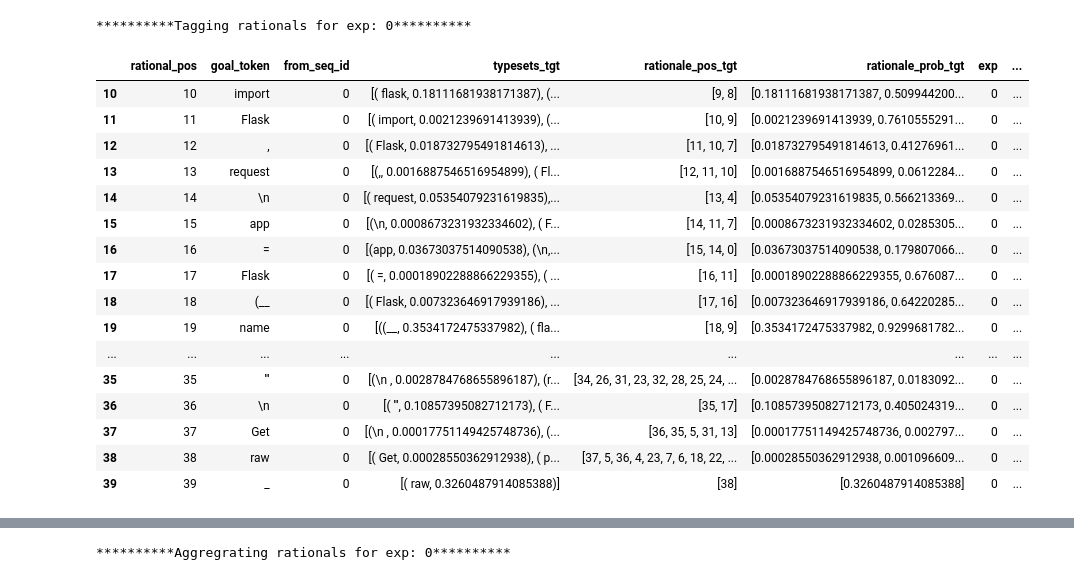
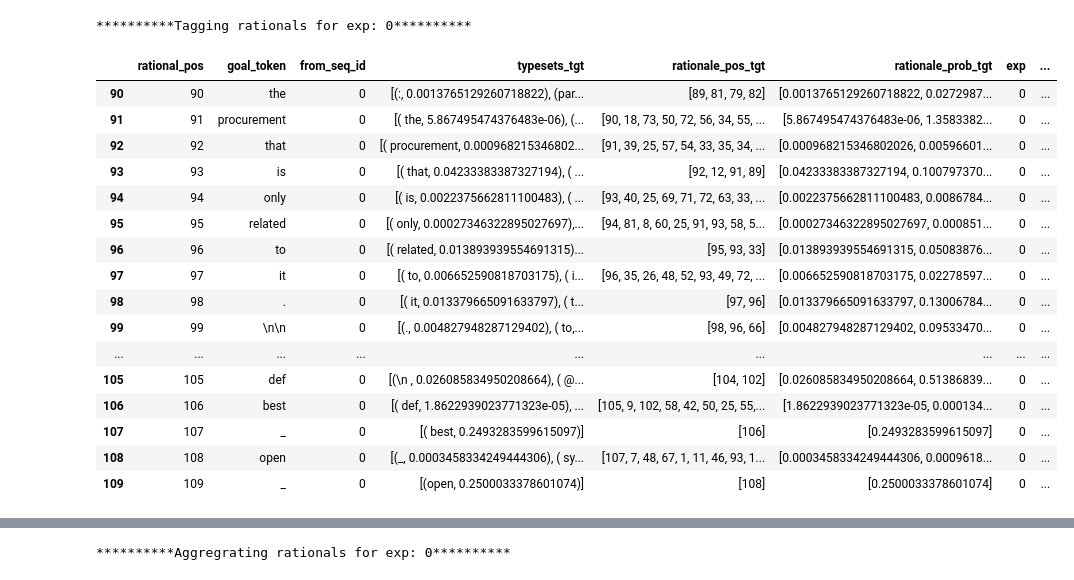
Before and after one commit to WM-SEMERU/code-rationales, a Jupyter notebook: nbs/04_local_aggregations.ipynb, the cells around one changed output, grey strips where cells are left out. Cells and saved outputs as stored; diff of their text form; code cells hidden in the pictures.

```diff
--- a/nbs/04_local_aggregations.ipynb
+++ b/nbs/04_local_aggregations.ipynb
@@ -409,30 +409,33 @@ def add_auxiliary_columns_to_experiment_result(df, delimiter_sequence: str):
     for idx, goal_token in enumerate(df['goal_token']):
         if delimiter_sequence not in sequence:
             token_type_column[idx] = 'nl'
-            sequence+=goal_token
+            sequence+=str(goal_token)
     df['token_type'] = token_type_column
     src_initial_token_idx = df[df['token_type'] == 'src'].first_valid_index()
-    df['span'] = [None] * len(df[:src_initial_token_idx]) + [calculate_span(calculate_right_span(src_initial_token_idx, index, df), token) for index, token in df[src_initial_token_idx:]['goal_token'].items()]
+    df['span'] = [None] * len(df[:src_initial_token_idx]) + [calculate_span(calculate_right_span(src_initial_token_idx, index, df), token) for index, token in df[src_initial_token_idx:]['goal_token'].items()] if src_initial_token_idx is not None else [None] * len(df)
 # %%
 def fill_nl_tags_in_experiment_result(df, nl_ast_types, nl_pos_types, parser):
     #initial_token = df['typesets_tgt'][0][0][0] if df[df['token_type'] == 'src'].first_valid_index() == 0 else ''
-    ##### POS TAGS FOR NL PART
+    ##### POS TAGS FOR NL PART IN PROMPT
     target_nl = ''.join(df[df['token_type'] == 'nl']['goal_token'].map(lambda value: str(value)))
     pos_tags = nltk.pos_tag(nltk.word_tokenize(target_nl))
-    for idx in range(df[df['token_type']== 'src'].first_valid_index()):
+    first_src_token_index = df[df['token_type']== 'src'].first_valid_index()
+    nl_stop_index = first_src_token_index if first_src_token_index is not None else len(df)
+    for idx in range(nl_stop_index):
         nl_tags = list(map(lambda tag: tag[1] if tag[1] in nl_pos_types else None, filter(lambda tag: tag[0] in str(df['goal_token'][idx]), pos_tags)))
         if nl_tags: df.at[idx, 'tags'] = df['tags'][idx] + [('nl',nl_tags[-1],0)]
     ##### POS TAGS FOR CODE PART
     target_code = ''.join(df[df['token_type'] == 'src']['goal_token'].map(lambda value: str(value)))
     nl_target_nodes = get_nodes_by_type(parser.parse(bytes(target_code, 'utf8')).root_node, nl_ast_types)
-    for token_idx in range(df[df['token_type'] == 'src'].first_valid_index(), len(df['span'])):
-                for nl_target_node in nl_target_nodes:
-                    if is_token_span_in_node_span(df['span'][token_idx], df['goal_token'][token_idx], get_node_span(nl_target_node, target_code.split("\n")), nl_target_node.text.decode('utf-8')) and \
-                            (str(df['goal_token'][token_idx]) in nl_target_node.text.decode('utf-8') or nl_target_node.text.decode('utf-8') in str(df['goal_token'][token_idx])):
-                            tagged_token_list = list(filter(lambda tagged_token: str(tagged_token[0]).replace(' ','') in str(df['goal_token'][token_idx]).replace(' ','') or str(df['goal_token'][token_idx]).replace(' ','') in str(tagged_token[0]).replace(' ',''), \
+    if first_src_token_index is not None:
+        for token_idx in range(first_src_token_index, len(df['span'])):
+                    for nl_target_node in nl_target_nodes:
+                        if is_token_span_in_node_span(df['span'][token_idx], df['goal_token'][token_idx], get_node_span(nl_target_node, target_code.split("\n")), nl_target_node.text.decode('utf-8')) and \
+                                (str(df['goal_token'][token_idx]) in nl_target_node.text.decode('utf-8') or nl_target_node.text.decode('utf-8') in str(df['goal_token'][token_idx])):
+                                tagged_token_list = list(filter(lambda tagged_token: str(tagged_token[0]).replace(' ','') in str(df['goal_token'][token_idx]).replace(' ','') or str(df['goal_token'][token_idx]).replace(' ','') in str(tagged_token[0]).replace(' ',''), \
                                                         nltk.pos_tag( nltk.word_tokenize(nl_target_node.text.decode('utf-8')))))
-                            if len(tagged_token_list)>0 and tagged_token_list[0][1] in nl_pos_types and tagged_token_list[0][1] not in df['tags'][token_idx]:
-                                    df.at[token_idx, 'tags'] = df['tags'][token_idx] + [('nl', tagged_token_list[0][1],0)]
+                                if len(tagged_token_list)>0 and tagged_token_list[0][1] in nl_pos_types and tagged_token_list[0][1] not in df['tags'][token_idx]:
+                                        df.at[token_idx, 'tags'] = df['tags'][token_idx] + [('nl', tagged_token_list[0][1],0)]
 # %%
 def fill_ast_tags_in_experiment_result(df, parser):
     target_code = ''.join(df[df['token_type'] == 'src']['goal_token'].map(lambda value: str(value)))
@@ -440,10 +443,11 @@ def fill_ast_tags_in_experiment_result(df, parser):
     target_ast = parser.parse(bytes(target_code, 'utf8')).root_node
     nodes_information = augment_ast(target_ast, target_code.split("\n"))
     identation_spans = get_identation_spans(target_code)
-    for token_idx in range(src_initial_token_idx, len(df)):
-        df.at[token_idx, 'tags'] = df['tags'][token_idx] + list(map(lambda node: ('sc', node.type, nodes_information[node.id]['height']),
+    if src_initial_token_idx is not None:
+        for token_idx in range(src_initial_token_idx, len(df)):
+            df.at[token_idx, 'tags'] = df['tags'][token_idx] + list(map(lambda node: ('sc', node.type, nodes_information[node.id]['height']),
                                                                     get_token_nodes(df['span'][token_idx], df['goal_token'][token_idx], target_code.split("\n"), nodes_information)))
-        df.at[token_idx, 'tags'] = df['tags'][token_idx] + list(map(lambda iden_span: ('sc','identation', 0), filter(lambda iden_span: is_token_span_in_node_span(df['span'][token_idx],  df['goal_token'][token_idx], iden_span, target_code[iden_span[0]:iden_span[1]+1]), identation_spans)))
+            df.at[token_idx, 'tags'] = df['tags'][token_idx] + list(map(lambda iden_span: ('sc','identation', 0), filter(lambda iden_span: is_token_span_in_node_span(df['span'][token_idx],  df['goal_token'][token_idx], iden_span, target_code[iden_span[0]:iden_span[1]+1]), identation_spans)))
 # %%
 def tag_rationals(experiment_results: list, nl_ast_types: list, nl_pos_types: list, delimiter_sequence: str, parser):
     experiments = {}
@@ -560,25 +564,25 @@ tagged_results = tag_rationals([df_experiment_results], nl_ast_types, pos_types,
 # %% [output]
 **********Tagging rationals for exp: 0**********
 # %%
-tagged_results[0][0][10:40]
+tagged_results[0][0][90:110]
 # %% [output]
 |  | rational_pos | goal_token | from_seq_id | typesets_tgt | rationale_pos_tgt | rationale_prob_tgt | exp | ... |
-| 10 | 10 | import | 0 | [( flask, 0.18111681938171387), (... | [9, 8] | [0.18111681938171387, 0.509944200... | 0 | ... |
-| 11 | 11 | Flask | 0 | [( import, 0.0021239691413939), (... | [10, 9] | [0.0021239691413939, 0.7610555291... | 0 | ... |
-| 12 | 12 | , | 0 | [( Flask, 0.018732795491814613), ... | [11, 10, 7] | [0.018732795491814613, 0.41276961... | 0 | ... |
-| 13 | 13 | request | 0 | [(,, 0.0016887546516954899), ( Fl... | [12, 11, 10] | [0.0016887546516954899, 0.0612284... | 0 | ... |
-| 14 | 14 | \n | 0 | [( request, 0.05354079231619835),... | [13, 4] | [0.05354079231619835, 0.566213369... | 0 | ... |
-| 15 | 15 | app | 0 | [(\n, 0.0008673231932334602), ( F... | [14, 11, 7] | [0.0008673231932334602, 0.0285305... | 0 | ... |
-| 16 | 16 | = | 0 | [(app, 0.03673037514090538), (\n,... | [15, 14, 0] | [0.03673037514090538, 0.179807066... | 0 | ... |
-| 17 | 17 | Flask | 0 | [( =, 0.00018902288866229355), ( ... | [16, 11] | [0.00018902288866229355, 0.676087... | 0 | ... |
-| 18 | 18 | (__ | 0 | [( Flask, 0.007323646917939186), ... | [17, 16] | [0.007323646917939186, 0.64220285... | 0 | ... |
-| 19 | 19 | name | 0 | [((__, 0.3534172475337982), ( fla... | [18, 9] | [0.3534172475337982, 0.9299681782... | 0 | ... |
+| 90 | 90 | the | 0 | [(:, 0.0013765129260718822), (par... | [89, 81, 79, 82] | [0.0013765129260718822, 0.0272987... | 0 | ... |
+| 91 | 91 | procurement | 0 | [( the, 5.867495474376483e-06), (... | [90, 18, 73, 50, 72, 56, 34, 55, ... | [5.867495474376483e-06, 1.3583382... | 0 | ... |
+| 92 | 92 | that | 0 | [( procurement, 0.000968215346802... | [91, 39, 25, 57, 54, 33, 35, 34, ... | [0.000968215346802026, 0.00596601... | 0 | ... |
+| 93 | 93 | is | 0 | [( that, 0.04233383387327194), ( ... | [92, 12, 91, 89] | [0.04233383387327194, 0.100797370... | 0 | ... |
+| 94 | 94 | only | 0 | [( is, 0.0022375662811100483), ( ... | [93, 40, 25, 69, 71, 72, 63, 33, ... | [0.0022375662811100483, 0.0086784... | 0 | ... |
+| 95 | 95 | related | 0 | [( only, 0.00027346322895027697),... | [94, 81, 8, 60, 25, 91, 93, 58, 5... | [0.00027346322895027697, 0.000851... | 0 | ... |
+| 96 | 96 | to | 0 | [( related, 0.013893939554691315)... | [95, 93, 33] | [0.013893939554691315, 0.05083876... | 0 | ... |
+| 97 | 97 | it | 0 | [( to, 0.006652590818703175), ( i... | [96, 35, 26, 48, 52, 93, 49, 72, ... | [0.006652590818703175, 0.02278597... | 0 | ... |
+| 98 | 98 | . | 0 | [( it, 0.013379665091633797), ( t... | [97, 96] | [0.013379665091633797, 0.13006784... | 0 | ... |
+| 99 | 99 | \n\n | 0 | [(., 0.004827948287129402), ( to,... | [98, 96, 66] | [0.004827948287129402, 0.09533470... | 0 | ... |
 | ... | ... | ... | ... | ... | ... | ... | ... | ... |
-| 35 | 35 | ''' | 0 | [(\n , 0.0028784768655896187), (r... | [34, 26, 31, 23, 32, 28, 25, 24, ... | [0.0028784768655896187, 0.0183092... | 0 | ... |
-| 36 | 36 | \n | 0 | [( ''', 0.10857395082712173), ( F... | [35, 17] | [0.10857395082712173, 0.405024319... | 0 | ... |
-| 37 | 37 | Get | 0 | [(\n , 0.00017751149425748736), (... | [36, 35, 5, 31, 13] | [0.00017751149425748736, 0.002797... | 0 | ... |
-| 38 | 38 | raw | 0 | [( Get, 0.00028550362912938), ( p... | [37, 5, 36, 4, 23, 7, 6, 18, 22, ... | [0.00028550362912938, 0.001096609... | 0 | ... |
-| 39 | 39 | _ | 0 | [( raw, 0.3260487914085388)] | [38] | [0.3260487914085388] | 0 | ... |
+| 105 | 105 | def | 0 | [(\n , 0.026085834950208664), ( @... | [104, 102] | [0.026085834950208664, 0.51386839... | 0 | ... |
+| 106 | 106 | best | 0 | [( def, 1.8622939023771323e-05), ... | [105, 9, 102, 58, 42, 50, 25, 55,... | [1.8622939023771323e-05, 0.000134... | 0 | ... |
+| 107 | 107 | _ | 0 | [( best, 0.2493283599615097)] | [106] | [0.2493283599615097] | 0 | ... |
+| 108 | 108 | open | 0 | [(_, 0.0003458334249444306), ( sy... | [107, 7, 48, 67, 1, 11, 46, 93, 1... | [0.0003458334249444306, 0.0009618... | 0 | ... |
+| 109 | 109 | _ | 0 | [(open, 0.2500033378601074)] | [108] | [0.2500033378601074] | 0 | ... |
 # %%
 print(tagged_results[0][0]['goal_token'][37])
 print(tagged_results[0][0]['tags'][37])
```
Also changed, not shown: parts of 6 cells of this notebook, 18 other files.
